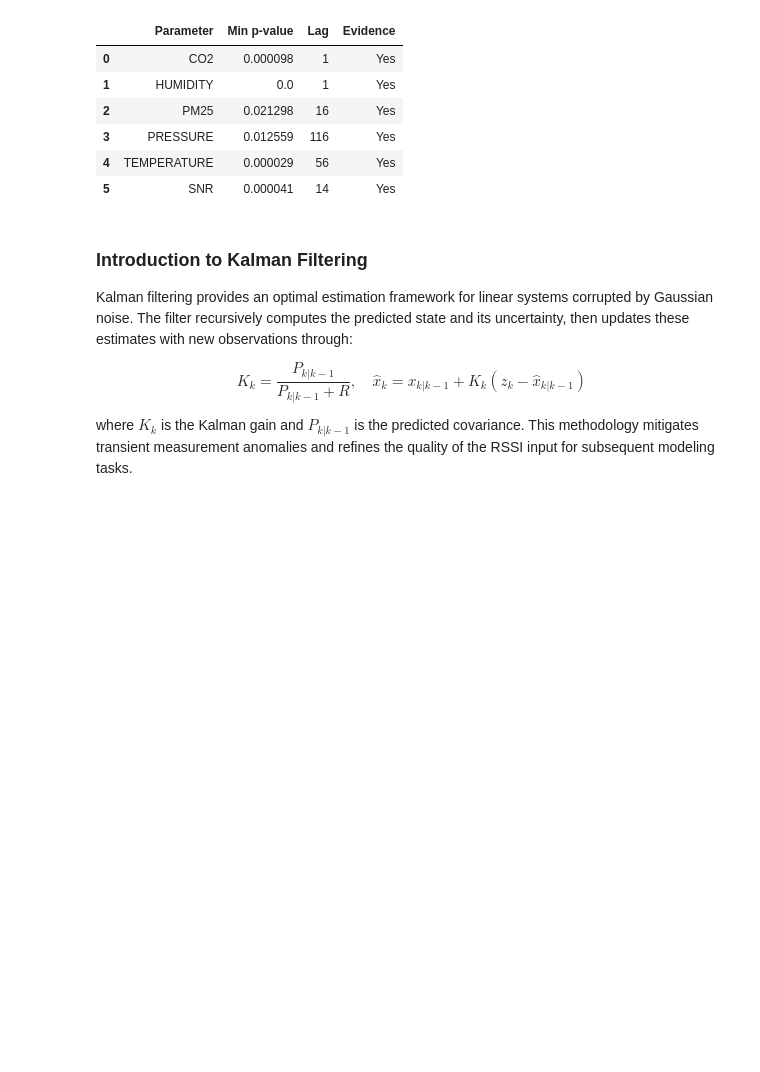
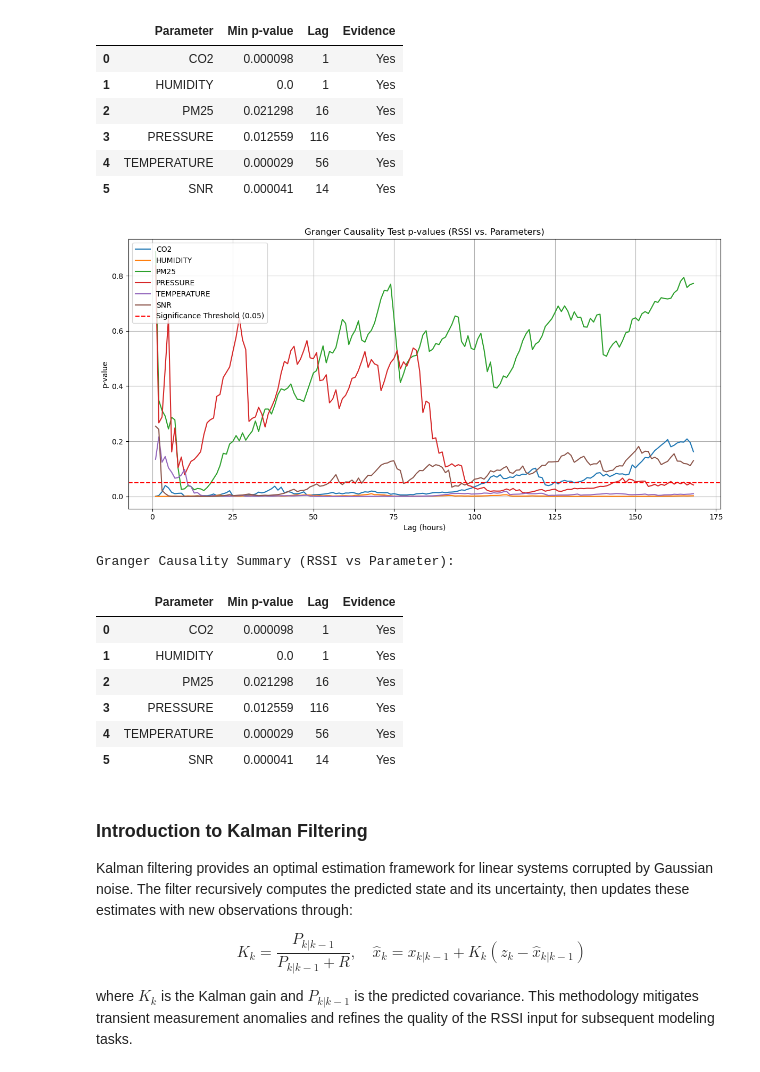
Before and after one commit to nahshonmokua/EnviKal-Loc, a Jupyter notebook: Localization Analysis.ipynb, the cells around one changed output. Saved outputs shown, nothing was run; the diff lists cells and outputs as text; code cells hidden in the pictures; blank space fills up the shorter version.

Commit message:
Improved plots for Granger Causality (combined to one figure)

```diff
--- a/Localization Analysis.ipynb
+++ b/Localization Analysis.ipynb
@@ -271,6 +271,81 @@ Granger Causality Summary (RSSI vs Parameter):
 | 3 | PRESSURE | 0.012559 | 116 | Yes |
 | 4 | TEMPERATURE | 0.000029 | 56 | Yes |
 | 5 | SNR | 0.000041 | 14 | Yes |
+# %%
+# List of parameters to analyze
+parameters = ['co2', 'humidity', 'pm25', 'pressure', 'temperature', 'snr']
+
+# Create a single figure for all p-value curves.
+plt.figure(figsize=(12, 6))
+
+# Use a colormap to cycle through distinct colors (here, tab10 has 10 distinct colors)
+colors = plt.cm.tab10.colors
+
+# Dictionary to store summary results for each parameter
+summary_results = {}
+
+# Loop over each parameter; note 'rssi' is assumed present in train_df.
+for i, param in enumerate(parameters):
+    # Resample RSSI and the parameter (hourly mean)
+    rssi_ts = train_df.groupby(pd.Grouper(key='time', freq='1h'))['rssi'].mean()
+    param_ts = train_df.groupby(pd.Grouper(key='time', freq='1h'))[param].mean()
+
+    # Create a DataFrame for the two series and drop missing values
+    gc_data = pd.DataFrame({'RSSI': rssi_ts, param.upper(): param_ts}).dropna()
+
+    # Run Granger causality tests with output suppressed, using maxlag = 168 (one week for hourly data)
+    with contextlib.redirect_stdout(io.StringIO()):
+        gc_results = grangercausalitytests(gc_data[['RSSI', param.upper()]], maxlag=168)
+
+    # Extract p-values (using ssr-based F test) for lags 1 to 168
+    lags = range(1, 169)
+    p_values = []
+    lag_pvalues = {}
+    for lag in lags:
+        p_val = gc_results[lag][0]['ssr_ftest'][1]
+        p_values.append(p_val)
+        lag_pvalues[lag] = p_val
+
+    # Plot the p-values vs. lag for the current parameter using a distinct color
+    plt.plot(list(lags), p_values, label=param.upper(), color=colors[i % len(colors)])
+
+    # Determine the minimum p-value and corresponding lag for summary analysis
+    min_p = min(lag_pvalues.values())
+    min_lag = min(lag_pvalues, key=lag_pvalues.get)
+    summary_results[param.upper()] = {'Min p-value': min_p, 'Lag': min_lag,
+                                      'Evidence': 'Yes' if min_p < 0.05 else 'No'}
+
+# Draw the significance threshold line at 0.05
+plt.axhline(y=0.05, color='red', linestyle='--', label='Significance Threshold (0.05)')
+
+# Configure plot aesthetics
+plt.xlabel('Lag (hours)')
+plt.ylabel('p-value')
+plt.title('Granger Causality Test p-values (RSSI vs. Parameters)')
+plt.legend()
+plt.grid(True)
+plt.tight_layout()
+plt.show()
+
+# Convert the summary_results dictionary into a DataFrame for a neat table display
+summary_df = pd.DataFrame(summary_results).T  # transpose so each parameter is a row
+summary_df.index.name = 'Parameter'
+summary_df.reset_index(inplace=True)
+
+# Display summary table: each row shows the minimum p-value, corresponding lag,
+# and whether evidence of Granger causality was found (using threshold α = 0.05).
+print("\nGranger Causality Summary (RSSI vs Parameter):\n")
+display(summary_df)
+# %% [output]
+[figure, added]
+Granger Causality Summary (RSSI vs Parameter):
+|  | Parameter | Min p-value | Lag | Evidence |
+| 0 | CO2 | 0.000098 | 1 | Yes |
+| 1 | HUMIDITY | 0.0 | 1 | Yes |
+| 2 | PM25 | 0.021298 | 16 | Yes |
+| 3 | PRESSURE | 0.012559 | 116 | Yes |
+| 4 | TEMPERATURE | 0.000029 | 56 | Yes |
+| 5 | SNR | 0.000041 | 14 | Yes |
 # %% [markdown]
 ### Introduction to Kalman Filtering
 
```
Also changed, not shown: parts of 2 cells of this notebook.
